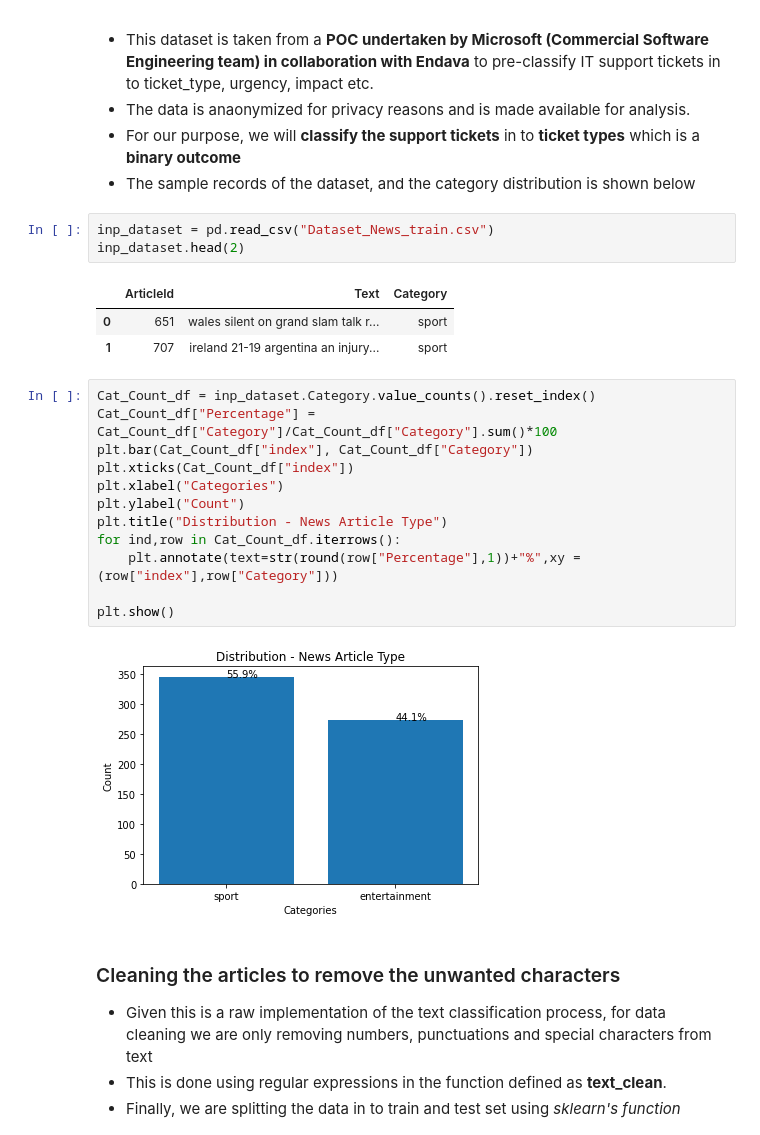
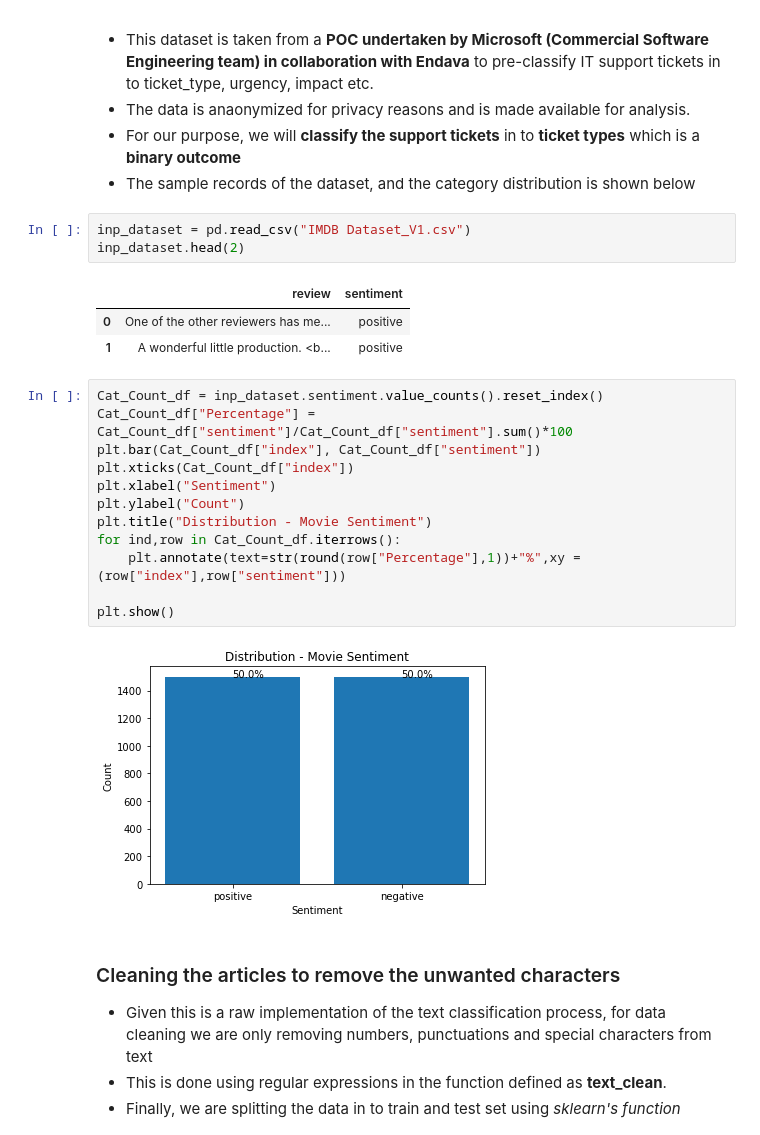
Before and after one commit to dalmiaujjwal/Understanding_Algorithms, a Jupyter notebook: Naive Bayes/Implementation_Scratch_Naive_Bayes .ipynb, the cells around one changed output. Drawn from its saved outputs; the diff is of its cells as text.

```diff
--- a/Naive Bayes/Implementation_Scratch_Naive_Bayes .ipynb
+++ b/Naive Bayes/Implementation_Scratch_Naive_Bayes .ipynb
@@ -22,26 +22,26 @@ from matplotlib import pyplot as plt
 - For our purpose, we will **classify the support tickets** in to **ticket types** which is a **binary outcome**
 - The sample records of the dataset, and the category distribution is shown below
 # %%
-inp_dataset = pd.read_csv("Dataset_News_train.csv")
+inp_dataset = pd.read_csv("IMDB Dataset_V1.csv")
 inp_dataset.head(2)
 # %% [output]
-|  | ArticleId | Text | Category |
-| 0 | 651 | wales silent on grand slam talk r... | sport |
-| 1 | 707 | ireland 21-19 argentina an injury... | sport |
+|  | review | sentiment |
+| 0 | One of the other reviewers has me... | positive |
+| 1 | A wonderful little production. <b... | positive |
 # %%
-Cat_Count_df = inp_dataset.Category.value_counts().reset_index()
-Cat_Count_df["Percentage"] = Cat_Count_df["Category"]/Cat_Count_df["Category"].sum()*100
-plt.bar(Cat_Count_df["index"], Cat_Count_df["Category"])
+Cat_Count_df = inp_dataset.sentiment.value_counts().reset_index()
+Cat_Count_df["Percentage"] = Cat_Count_df["sentiment"]/Cat_Count_df["sentiment"].sum()*100
+plt.bar(Cat_Count_df["index"], Cat_Count_df["sentiment"])
 plt.xticks(Cat_Count_df["index"])
-plt.xlabel("Categories")
+plt.xlabel("Sentiment")
 plt.ylabel("Count")
-plt.title("Distribution - News Article Type")
+plt.title("Distribution - Movie Sentiment")
 for ind,row in Cat_Count_df.iterrows():
-    plt.annotate(text=str(round(row["Percentage"],1))+"%",xy = (row["index"],row["Category"]))
+    plt.annotate(text=str(round(row["Percentage"],1))+"%",xy = (row["index"],row["sentiment"]))
 
 plt.show()
 # %% [output]
-[figure, old version]
+[figure, new version]
 # %% [markdown]
 ### Cleaning the articles to remove the unwanted characters
 - Given this is a raw implementation of the text classification process, for data cleaning we are only removing numbers, punctuations and special characters from text
```
Also changed, not shown: parts of 17 cells of this notebook, 2 other files.
